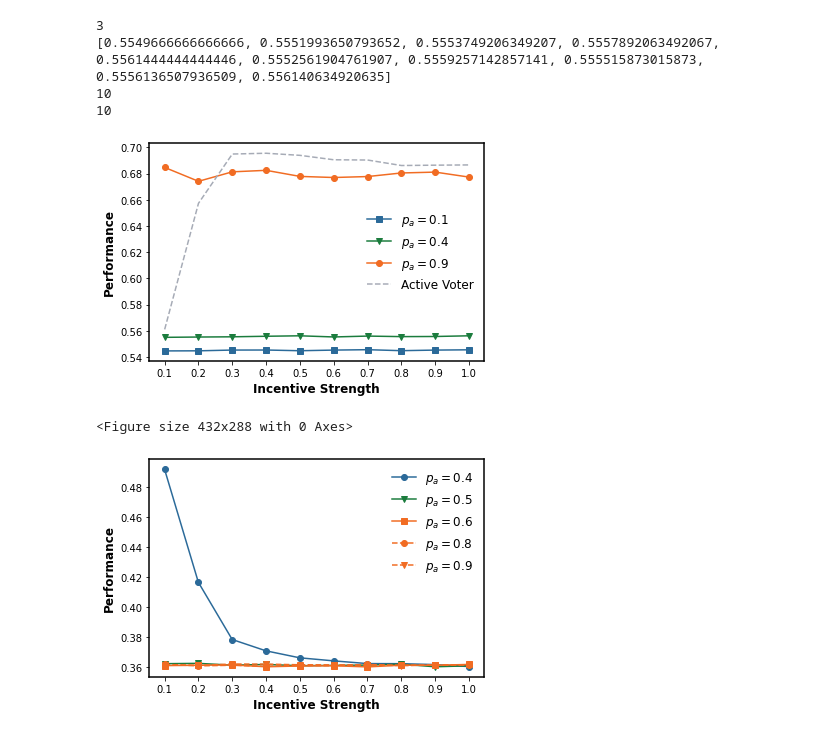
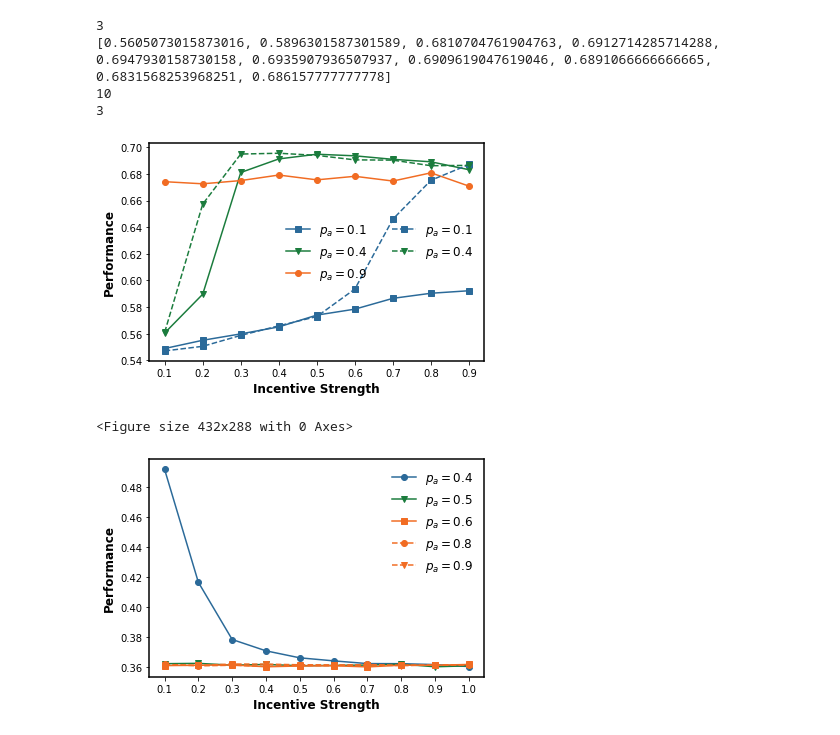
Before and after one commit to GrandJune/DAOs, a Jupyter notebook: V4/Incentive_endogenous_contribution/Evaluator.ipynb, the cells around one changed output. Saved outputs shown, nothing was run; the diff lists cells and outputs as text; code cells hidden in the pictures.

```diff
--- a/V4/Incentive_endogenous_contribution/Evaluator.ipynb
+++ b/V4/Incentive_endogenous_contribution/Evaluator.ipynb
@@ -26,7 +26,7 @@ shallow_grey = "#D3D4D3"
 deep_grey = "#A6ABB6"
 # %%
 # if (individual.active == 1) and (individual.contribution > 0):  # only reward active contributors
-data_folder = r"E:\data\dao-0310-23\V4_4\Incentive_endogenous_contribution_7"
+data_folder = r"E:\data\dao-0310-23\V4_4\Incentive_endogenous_contribution_2"
 active_list = [0.1, 0.4, 0.9]
 # active_list = [0.1, 0.2, 0.3, 0.4, 0.5, 0.6, 0.8, 0.9]
 active_contributor_design_list = []
@@ -53,44 +53,50 @@ with open(dao_random_incentive_performance_file, 'rb') as infile:
 print(len(random_portion_design))
 
 # if individual.active == 1:  # randomly assign to active voter
-active_voter_file = r"E:\data\dao-0310-23\V4_4\Incentive_endogenous_8\dao_performance_0.4"
-with open(active_voter_file, 'rb') as infile:
-    active_voter_design = pickle.load(infile)
-print(len(active_voter_design))
+active_design_list = []
+active_voter_folder = r"E:\data\dao-0310-23\V4_4\Incentive_endogenous_8"
+for active in active_list:
+    dao_performance_file = active_voter_folder + r"\dao_performance_{0}".format(active)
+    with open(dao_performance_file, 'rb') as infile:
+        dao_performance = pickle.load(infile)
+        active_design_list.append(dao_performance)
+print(len(active_design_list))
 # %% [output]
 3
-[0.5549666666666666, 0.5551993650793652, 0.5553749206349207, 0.5557892063492067, 0.5561444444444446, 0.5552561904761907, 0.5559257142857141, 0.555515873015873, 0.5556136507936509, 0.556140634920635]
+[0.5605073015873016, 0.5896301587301589, 0.6810704761904763, 0.6912714285714288, 0.6947930158730158, 0.6935907936507937, 0.6909619047619046, 0.6891066666666665, 0.6831568253968251, 0.686157777777778]
 10
-10
+3
 # %%
-incentive_list = [0.1, 0.2, 0.3, 0.4, 0.5, 0.6, 0.7, 0.8, 0.9, 1.0]
+incentive_list = [0.1, 0.2, 0.3, 0.4, 0.5, 0.6, 0.7, 0.8, 0.9]
 fig, (ax1) = plt.subplots(1, 1)
 
 ax1.spines["left"].set_linewidth(1.5)
 ax1.spines["right"].set_linewidth(1.5)
 ax1.spines["top"].set_linewidth(1.5)
 ax1.spines["bottom"].set_linewidth(1.5)
 
 # ax1.plot(incentive_list, active_contributor_design_list[1], "-o", label="Contributor, 100", color=nature_blue)
-ax1.plot(incentive_list, active_contributor_design_list[0], "-s", label="$p_{{a}}={0}$".format(active_list[0]), color=nature_blue)
-ax1.plot(incentive_list, active_contributor_design_list[1], "-v", label="$p_{{a}}={0}$".format(active_list[1]), color=nature_green)
-ax1.plot(incentive_list, active_contributor_design_list[2], "-o", label="$p_{{a}}={0}$".format(active_list[2]), color=nature_orange)
-# ax1.plot(incentive_list, performance_list[3], "-v", label="$p_{{a}}={0}$".format(active_list[3]), color=nature_green)
-# ax1.plot(incentive_list, performance_list[3], "--o", label="$p_{{a}}={0}$".format(active_list[3]), color=nature_orange)
-# ax1.plot(incentive_list, random_portion_design, "-s", label="Random Portion", color=nature_orange)
-ax1.plot(incentive_list, active_voter_design, "--", label="Active Voter", color=deep_grey)
-# ax1.plot(incentive_list, performance_list[-1], "--s", label="$p_{a}=0.9$", color=nature_orange)
+# Contributor design
+ax1.plot(incentive_list, active_contributor_design_list[0][:9], "-s", label="$p_{{a}}={0}$".format(active_list[0]), color=nature_blue)
+ax1.plot(incentive_list, active_contributor_design_list[1][:9], "-v", label="$p_{{a}}={0}$".format(active_list[1]), color=nature_green)
+ax1.plot(incentive_list, active_contributor_design_list[2][:9], "-o", label="$p_{{a}}={0}$".format(active_list[2]), color=nature_orange)
+
+# Random Active design
+ax1.plot(incentive_list, active_design_list[0][:9], "--s", label="$p_{{a}}={0}$".format(active_list[0]), color=nature_blue)
+ax1.plot(incentive_list, active_design_list[1][:9], "--v", label="$p_{{a}}={0}$".format(active_list[1]), color=nature_green)
+# ax1.plot(incentive_list, active_design_list[2][:9], "--o", label="$p_{{a}}={0}$".format(active_list[2]), color=nature_orange)
+
 plt.xlabel('Incentive Strength', fontweight='bold', fontsize=12)
 plt.ylabel('Performance', fontweight='bold', fontsize=12)
 plt.xticks(incentive_list)
 handles, labels = ax1.get_legend_handles_labels()
 handles = [h[0] if isinstance(h, container.ErrorbarContainer) else h for h in handles]
-plt.legend(frameon=False, ncol=1, fontsize=12)
+plt.legend(frameon=False, ncol=2, fontsize=12)
 plt.savefig(data_folder + r"\Performance_across_incentive.png", transparent=True, dpi=300)
 plt.show()
 plt.clf()
 # %% [output]
-[figure, old version]
+[figure, new version]
 <Figure size 432x288 with 0 Axes>
 # %%
 incentive_list = [0.1, 0.2, 0.3, 0.4, 0.5, 0.6, 0.7, 0.8, 0.9, 1.0]
```
Also changed, not shown: 3 other files.
